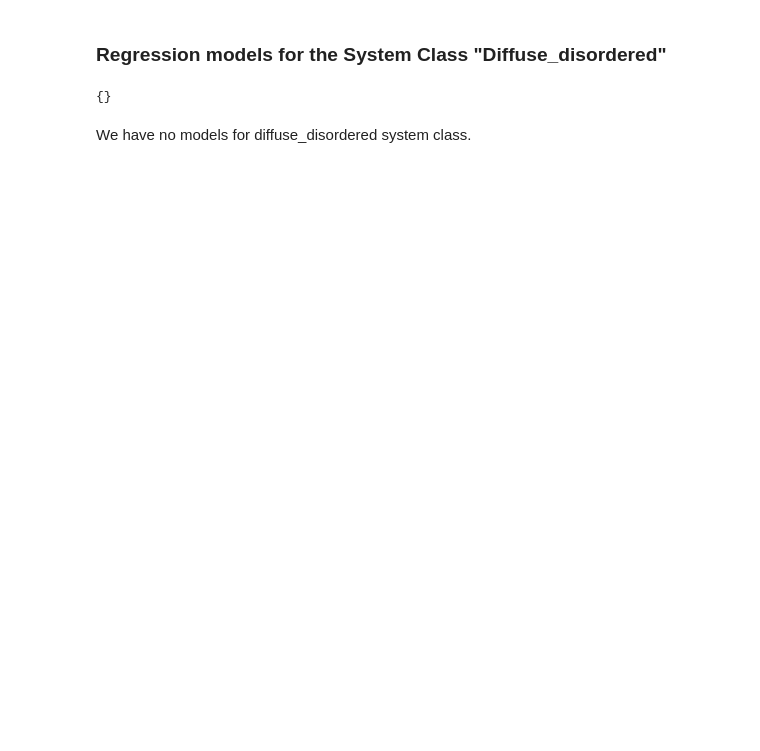
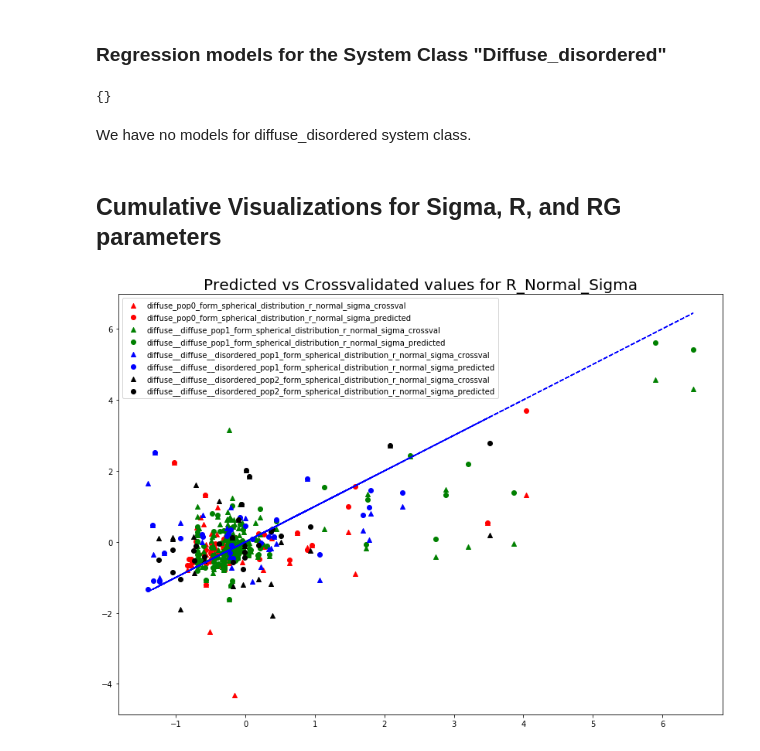
Before and after one commit to Tubbz-alt/figures_for_XRSDKIT, a Jupyter notebook: Plots_for_regresson_models.ipynb, the cells around one changed output. Saved outputs shown, nothing was run; the diff lists cells and outputs as text; code cells hidden in the pictures; blank space fills up the shorter version.

```diff
--- a/Plots_for_regresson_models.ipynb
+++ b/Plots_for_regresson_models.ipynb
@@ -112,3 +112,41 @@ dif_dis_res
 {}
 # %% [markdown]
 We have no models for diffuse_disordered system class.
+# %% [markdown]
+## Cumulative Visualizations for Sigma, R, and RG parameters
+# %%
+all_models = []
+
+all_models.append(get_true_predicted_crossvalid('diffuse', df))
+all_models.append(get_true_predicted_crossvalid('diffuse__diffuse', df))
+all_models.append(get_true_predicted_crossvalid('diffuse__diffuse__disordered', df))
+all_models.append(get_true_predicted_crossvalid('diffuse__disordered', df))
+# %%
+sigma_models = {}
+r_models = {}
+rg_models = {}
+for gr in all_models:
+    for k,v in gr.items():
+        if k.endswith('_sigma'):
+            sigma_models[k] = v
+        elif k.endswith('_rg'):
+            rg_models[k] = v
+        elif k.endswith('_r'):
+            r_models[k] = v
+# %%
+fig, ax = plt.subplots(1,1, figsize=(14,10))
+colors= ['red', 'green', 'blue', 'black', 'yellow']
+i= 0
+for k, v in sigma_models.items():
+    x = v['true_y']
+    y = v['cross_val']
+    plt.scatter(x, y, marker='^', c=colors[i], label =  k + '_crossval')
+    z = v['predicted']
+    plt.scatter(x, z, marker='o',c=colors[i], label = k + '_predicted')
+    plt.plot(x, x, 'b--')
+    ax.legend()
+    i+=1
+ax.set_title('Predicted vs Crossvalidated values for R_Normal_Sigma', fontsize=20)
+fig.savefig('pr_vs_crossval_sigma.pdf')
+# %% [output]
+[figure, added]
```
Also changed, not shown: parts of 6 cells of this notebook.
